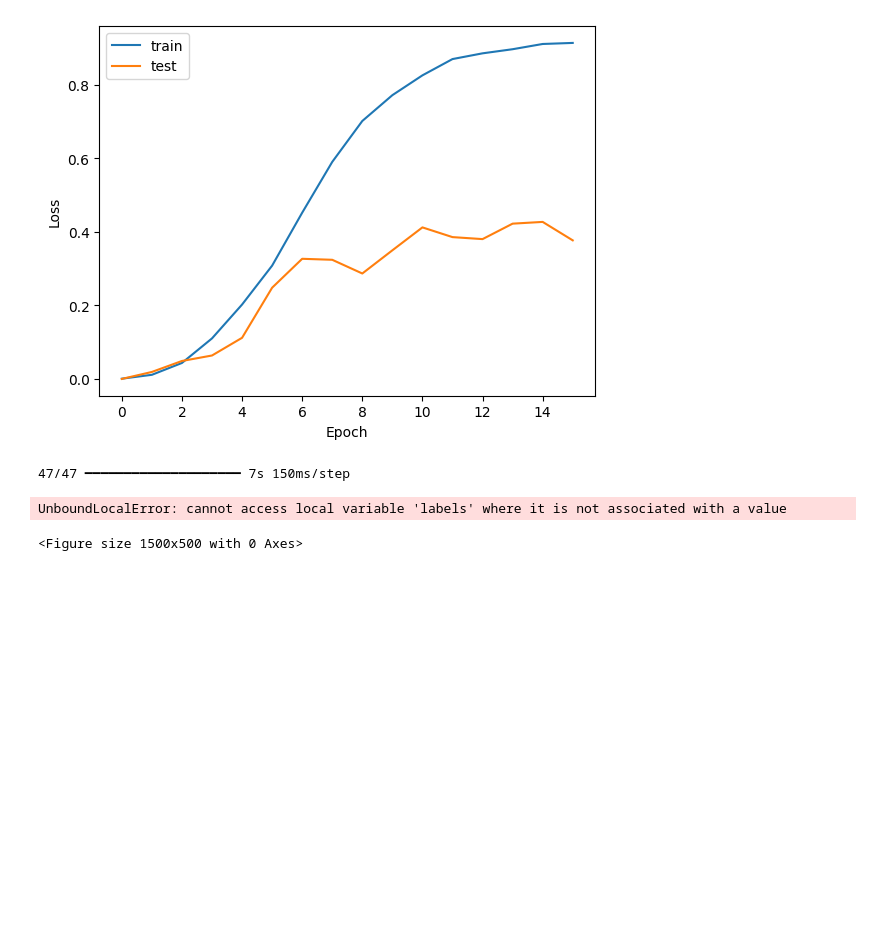
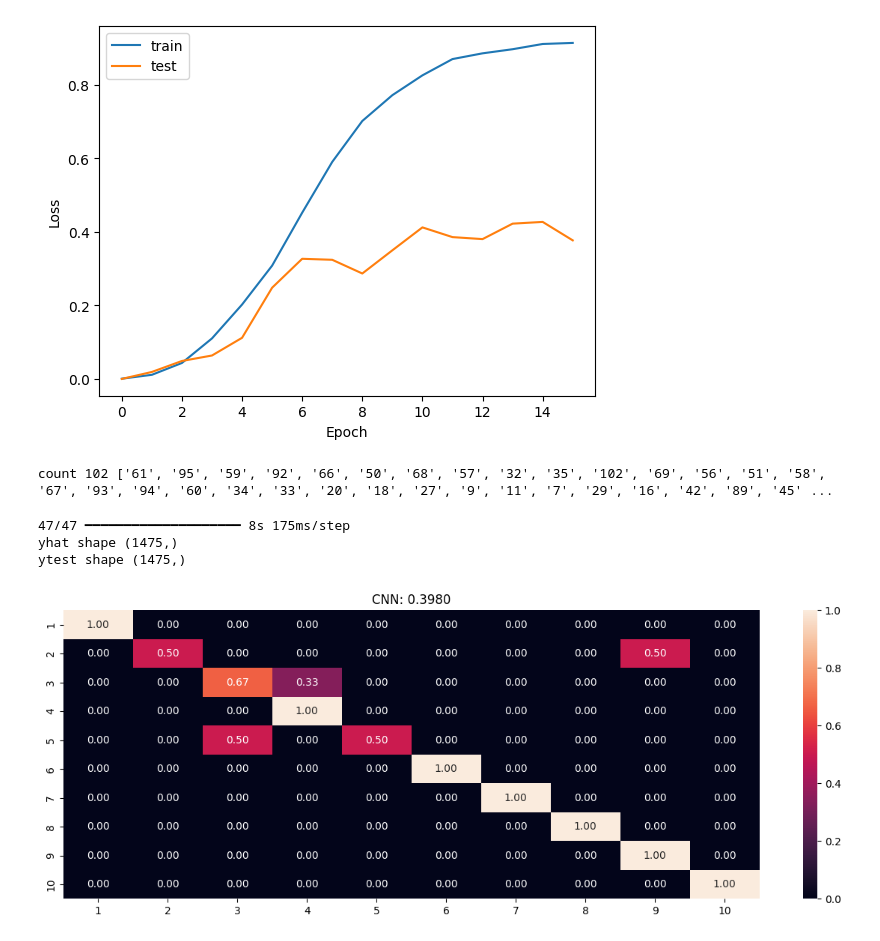
Before and after one commit to livingspring/CS7324LabAssignment, a Jupyter notebook: Lab6/flowers/Lab6.ipynb, the cells around one changed output. Saved outputs shown, nothing was run; the diff lists cells and outputs as text; code cells hidden in the pictures; blank space fills up the shorter version.

Commit message:
model2

```diff
--- a/Lab6/flowers/Lab6.ipynb
+++ b/Lab6/flowers/Lab6.ipynb
@@ -448,9 +436,57 @@ plt.show()
 # %% [output]
 [figure]
 [figure]
+# %%
+labels = os.listdir('./102 flower/flowers/newflower')
+labels = [file for file in labels if file != ".DS_Store"]
+print("count",len(labels),labels)
+
+
+def summarize_net(net, X_test, y_test, title_text=''):
+
+    plt.figure(figsize=(15,5))
+
+    yhat = np.argmax(net.predict(X_test), axis=1)
+    if y_test.ndim > 1:
+        y_test = np.argmax(y_test, axis=1)
+    acc = mt.recall_score(y_test,yhat,average='micro')
+
+    print("yhat shape",yhat.shape)
+    print("ytest shape",y_test.shape)
+
+    cm = mt.confusion_matrix(y_test,yhat)
+    cm = cm/np.sum(cm,axis=1)[:,np.newaxis]
+    sns.heatmap(cm, annot=True, fmt='.2f', xticklabels=labels,yticklabels=labels)
+    plt.title(title_text+'{:.4f}'.format(acc))
+
+def summarize_net_10(net, X_test, y_test, title_text=''):
+    plt.figure(figsize=(15, 5))
+
+    yhat = np.argmax(net.predict(X_test), axis=1)
+    if y_test.ndim > 1:
+        y_test = np.argmax(y_test, axis=1)
+    acc = mt.recall_score(y_test, yhat, average='micro')
+
+    print("yhat shape", yhat.shape)
+    print("ytest shape", y_test.shape)
+
+    cm = mt.confusion_matrix(y_test, yhat)
+    cm = cm[:10, :10]  # Selecting only rows and columns corresponding to labels 1 to 10
+    cm = cm / np.sum(cm, axis=1)[:, np.newaxis]
+
+    labels = [str(i) for i in range(1, 11)]
+
+    sns.heatmap(cm, annot=True, fmt='.2f', xticklabels=labels, yticklabels=labels)
+    plt.title(title_text + ' {:.4f}'.format(acc))
+    plt.show()
+# %% [output]
+count 102 ['61', '95', '59', '92', '66', '50', '68', '57', '32', '35', '102', '69', '56', '51', '58', '67', '93', '94', '60', '34', '33', '20', '18', '27', '9', '11', '7', '29', '16', '42', '89', '45' ...
 # %%
-summarize_net(cnn_model1, X_test, y_test,title_text='CNN:')
+# GETthe y_type
+# only show the 1to 10 confusion matrix
+summarize_net_10(cnn_model1, X_test, y_test,title_text='CNN:')
 # %% [output]
-47/47 ━━━━━━━━━━━━━━━━━━━━ 7s 150ms/step
+47/47 ━━━━━━━━━━━━━━━━━━━━ 8s 175ms/step
+yhat shape (1475,)
+ytest shape (1475,)
-UnboundLocalError: cannot access local variable 'labels' where it is not associated with a value
-<Figure size 1500x500 with 0 Axes>
+[figure, added]
```
Also changed, not shown: parts of 10 cells of this notebook.
